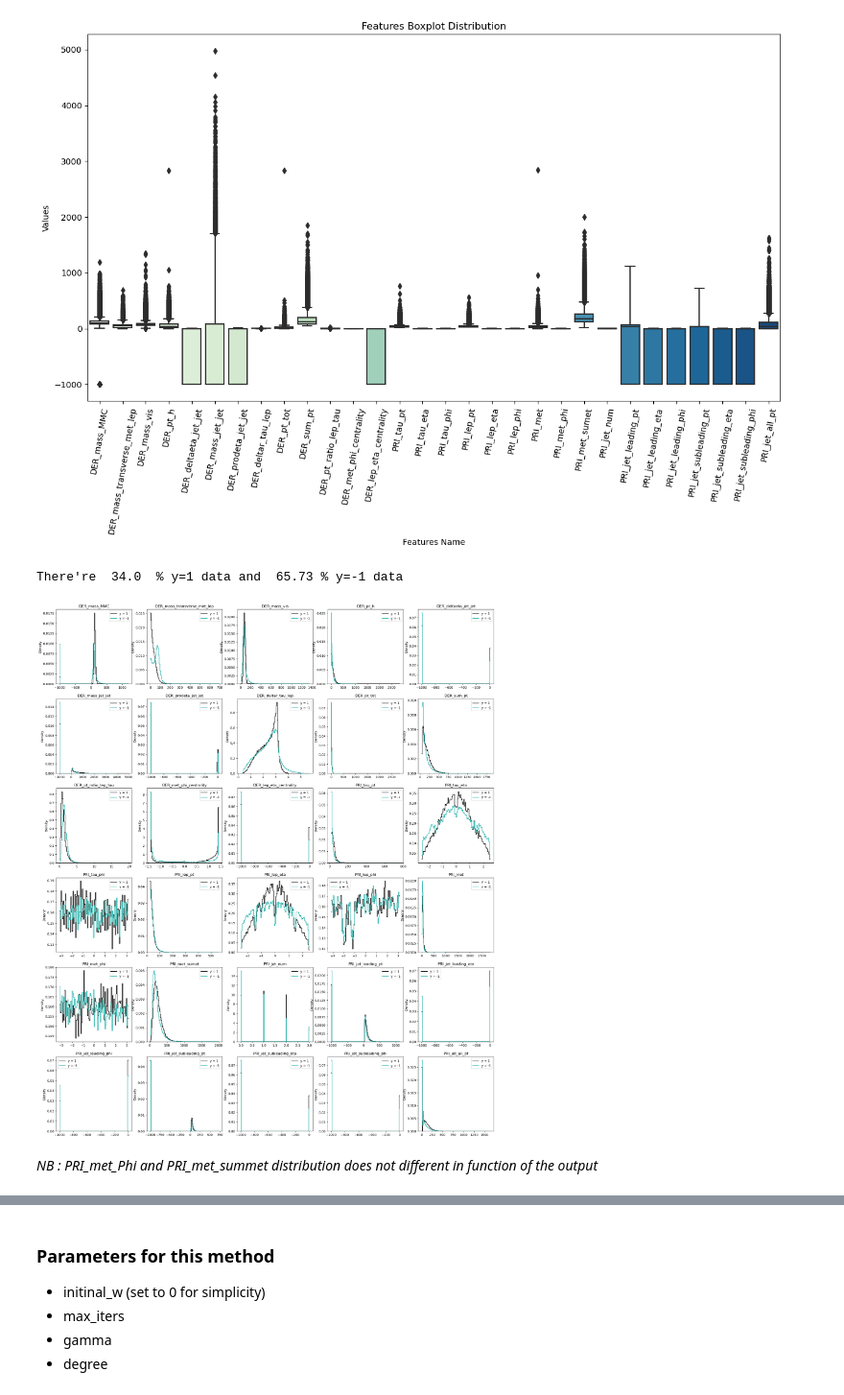
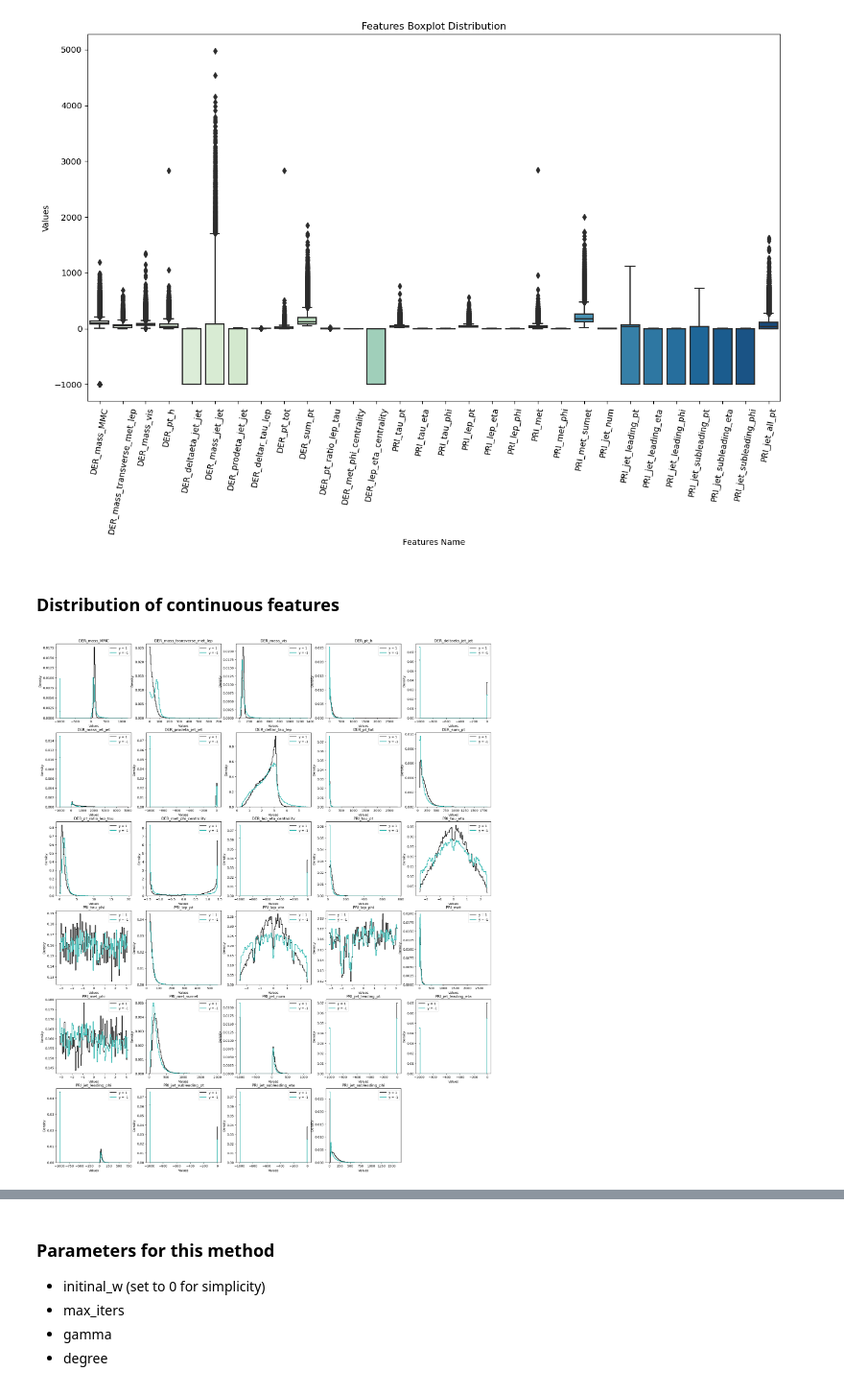
Before and after one commit to Alicia-max/ML--Binary-classification_Higgs-boson-competition, a Jupyter notebook: project/visu.ipynb, the cells around one changed output, grey strips where cells are left out. Shown: that part at 96% size. Cells and saved outputs as stored; diff of their text form; code cells hidden in the pictures.

```diff
--- a/project/visu.ipynb
+++ b/project/visu.ipynb
@@ -59,27 +67,26 @@ plt.ylabel('Values')
 plt.show()
 # %% [output]
 [figure]
-# %%
-print("There're ", np.round(len(y[y==1])/len(y), 2)*100, " % y=1 data and ",
-      np.round(len(y[y==-1])/len(y)*100, 2), "% y=-1 data" )
-# %% [output]
-There're  34.0  % y=1 data and  65.73 % y=-1 data
+# %% [markdown]
+### Distribution of continuous features
 # %%
 fig= plt.figure(figsize=(25,30))
+tX_cont = np.delete(tX, 22, 1)
 
-for idx in range(tX.shape[1]):
+for idx in range(tX_cont.shape[1]):
     ax=plt.subplot(6,5,idx+1)
 
     #density plot of each feature depending on the y response
-    sns.histplot(data=tX[y==1, idx], ax=ax, element="step",
+    sns.histplot(data=tX_cont[y==1, idx], ax=ax, element="step",
                  fill=False, color = 'black', stat = 'density', bins = 100)
-    sns.histplot(data=tX[y==-1, idx], ax=ax, element="step",
+    sns.histplot(data=tX_cont[y==-1, idx], ax=ax, element="step",
                  fill=False, color = 'lightseagreen', stat = 'density', bins = 100)
 
     #plot parameters
     ax.set_title(features_name[idx])
+    ax.set_xlabel('Values')
     ax.legend(["y = 1", "y = -1"])
+
+plt.show()
 # %% [output]
-[figure, old version]
+[figure, new version]
-# %% [markdown]
-*NB : PRI_met_Phi and PRI_met_summet distribution does not different in function of the output*
```
Also changed, not shown: parts of 48 cells of this notebook, 2 other files.
